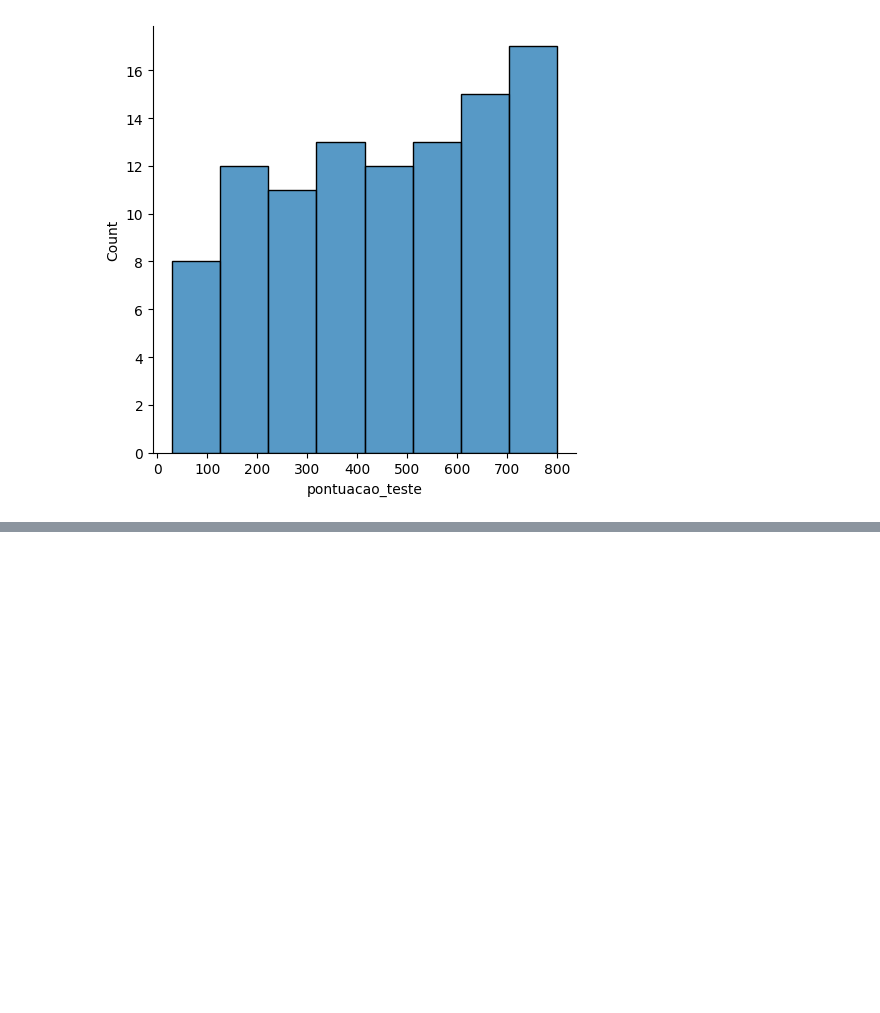
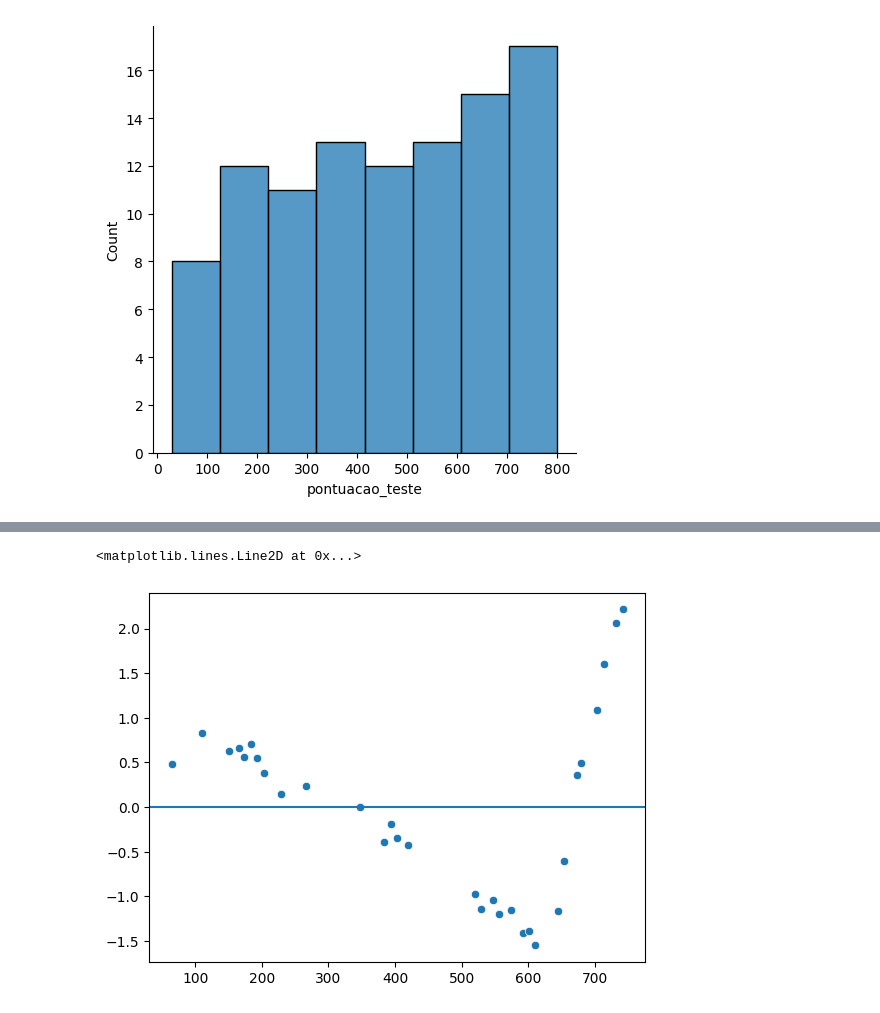
Before and after one commit to bertiGrazi/analise_exploratoria_de_dados, a Jupyter notebook: algoritmos_supervisionados/regressão_linear_simples/modelo_pontuacao.ipynb, the cells around one changed output, grey strips where cells are left out. Drawn from its saved outputs; the diff is of its cells as text; code cells hidden in the pictures; blank space fills up the shorter version.

```diff
--- a/algoritmos_supervisionados/regressão_linear_simples/modelo_pontuacao.ipynb
+++ b/algoritmos_supervisionados/regressão_linear_simples/modelo_pontuacao.ipynb
@@ -111,0 +189,25 @@ sns.displot(df_pontuacao, x='pontuacao_teste')
+# %%
+# Resíduo = é um erro
+# Calcular um resíduo
+residuos = y_teste - y_pred
+# %%
+# Calcular os resíduos padronizados (standarzation = std)
+# Para cada elemento de um conjunto (x - média_desse_conjunto)/desvio_padrao_desse_conjunto
+from scipy.stats import zscore
+residuos_std = zscore(residuos)
+# %%
+# Verificar linearidade do modelo:
+# Se os residuos estiverem entre -2 e +2 na escala padrão = Linearidade dos resíduos
+
+
+# Verificar a homogeneidade das variâncias dos resíduos
+# Valores nesse mesmo gráfico estiverem em torno da reta, temos homocedasticidade, caso contrário
+# se tivermos alguma tendência ou padrão (formam um cone, funil), há heterocedasticidade
+
+# reshape(-1) = Para ficar uma matriz unidimensional
+
+sns.scatterplot(x=y_pred.reshape(-1), y=residuos_std.reshape(-1))
+plt.axhline(y=0)
+# %% [output]
+<matplotlib.lines.Line2D at 0x...>
+[figure, added]
```
Also changed, not shown: parts of 16 cells of this notebook, 1 other file.
